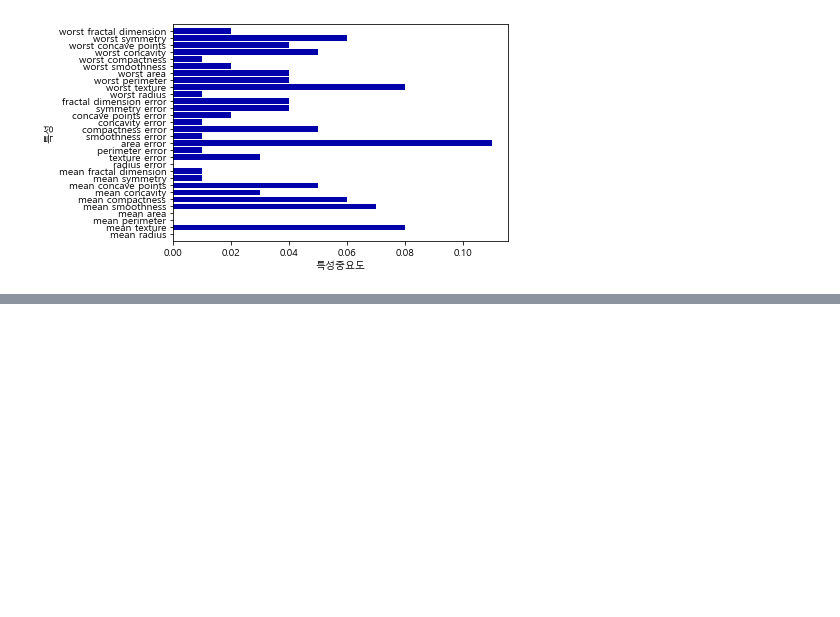
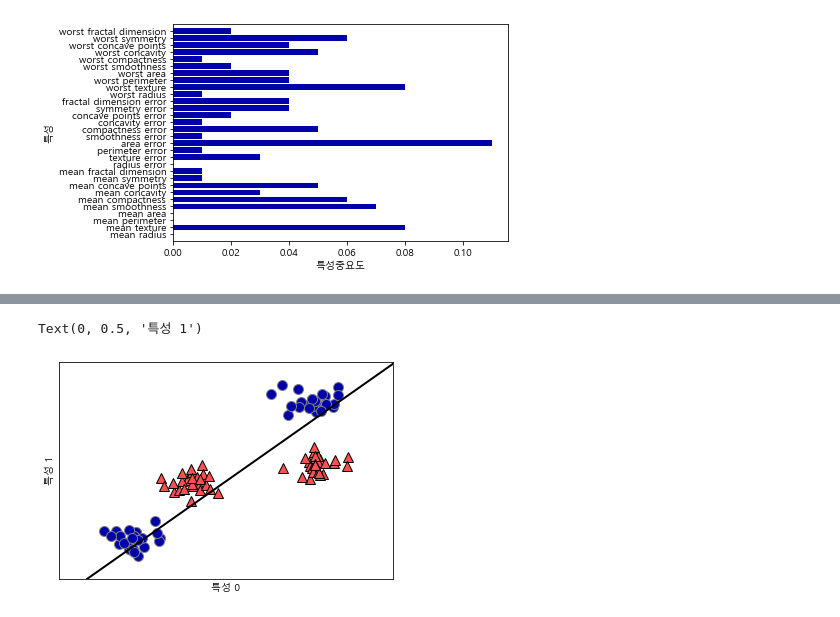
Before and after one commit to jeenuu/Machine-Learning-with-Python, a Jupyter notebook: chapter_2/2.3 Supervised_Machine_Learning_Algorithms.ipynb, the cells around one changed output, grey strips where cells are left out. Saved outputs shown, nothing was run; the diff lists cells and outputs as text; code cells hidden in the pictures; blank space fills up the shorter version.

```diff
--- a/chapter_2/2.3 Supervised_Machine_Learning_Algorithms.ipynb
+++ b/chapter_2/2.3 Supervised_Machine_Learning_Algorithms.ipynb
@@ -1198,0 +1233,14 @@ plt.show()
+# %%
+# 분류를 위한 선형 모델은 직선으로만 데이터 포인트를 나눌 수 있어서 이런 데이터셋에는 잘 들어 맞지 않는다.
+from sklearn.svm import LinearSVC
+linear_svm = LinearSVC().fit(X, y)
+
+mglearn.plots.plot_2d_separator(linear_svm, X)
+mglearn.discrete_scatter(X[:,0], X[:,1], y )
+plt.xlabel("특성 0")
+plt.ylabel("특성 1")
+
+# 선형 svm으로 만들어진 결정 경계
+# %% [output]
+Text(0, 0.5, '특성 1')
+[figure, added]
```
Also changed, not shown: parts of 5 cells of this notebook.
